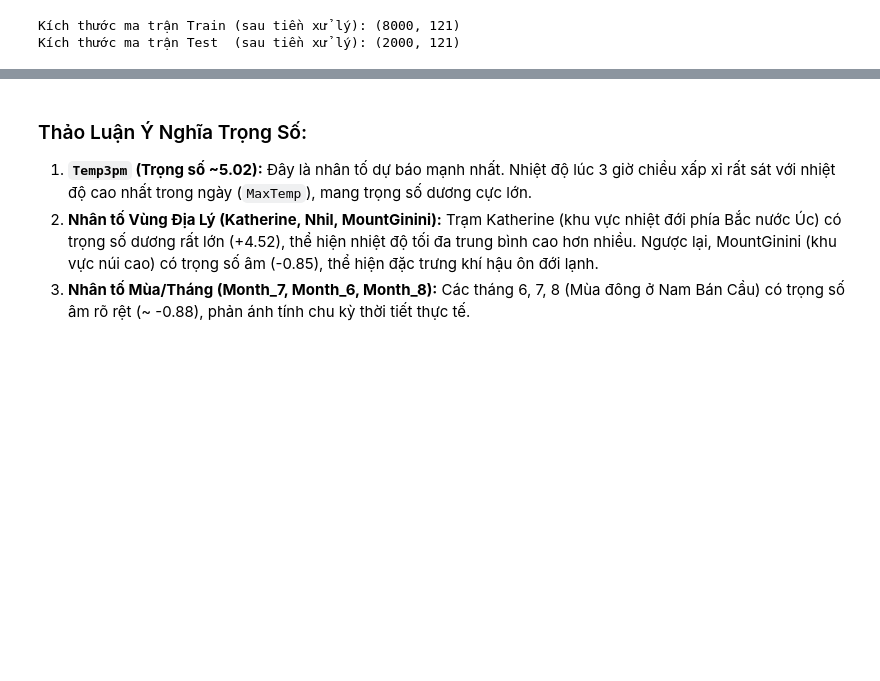
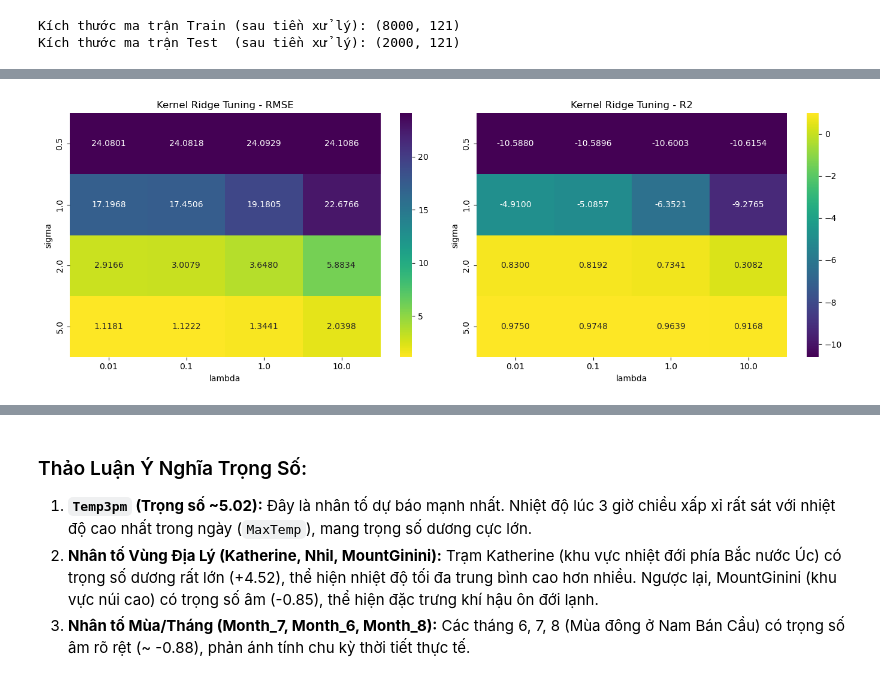
Before and after one commit to Hoaiduc195/project_2, a Jupyter notebook: part2/part2_notebook.ipynb, the cells around one changed output, grey strips where cells are left out. Drawn from its saved outputs; the diff is of its cells as text; code cells hidden in the pictures; blank space fills up the shorter version.

Commit message:
"Finishing notebook part2, add tuning plot func (not so important)"

```diff
--- a/part2/part2_notebook.ipynb
+++ b/part2/part2_notebook.ipynb
@@ -92,0 +398,6 @@ Kích thước ma trận Test  (sau tiền xử lý): (2000, 121)
+# %%
+from tuning_parameter_plots import plot_krr_tuning, plot_bayesian_tuning
+
+plot_krr_tuning("tuning/krr_tuning_results.csv")
+# %% [output]
+[figure, added]
```
Also changed, not shown: parts of 15 cells of this notebook, 4 other files.
